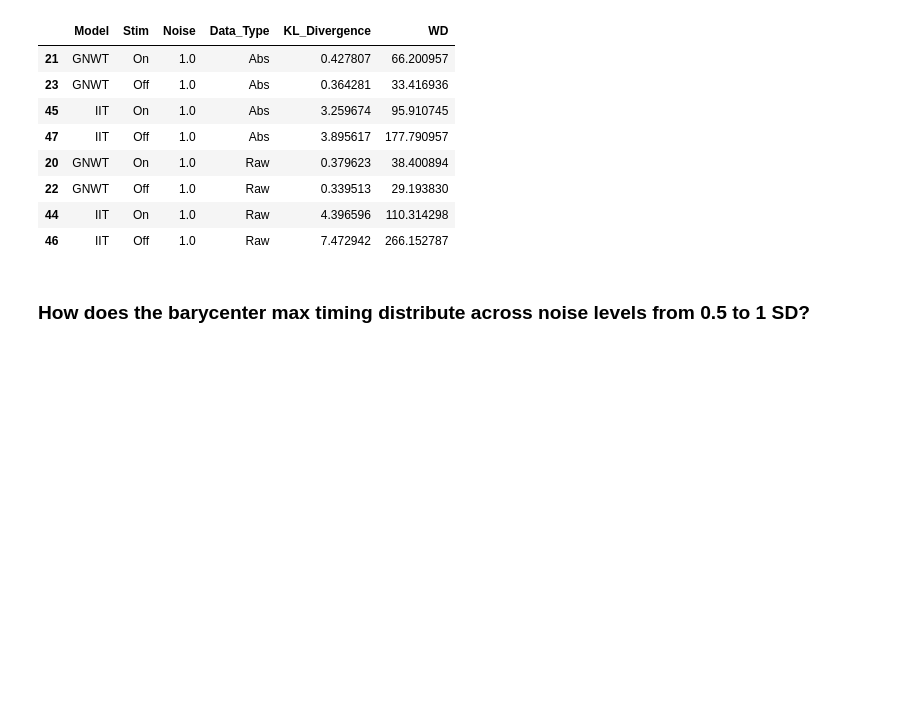
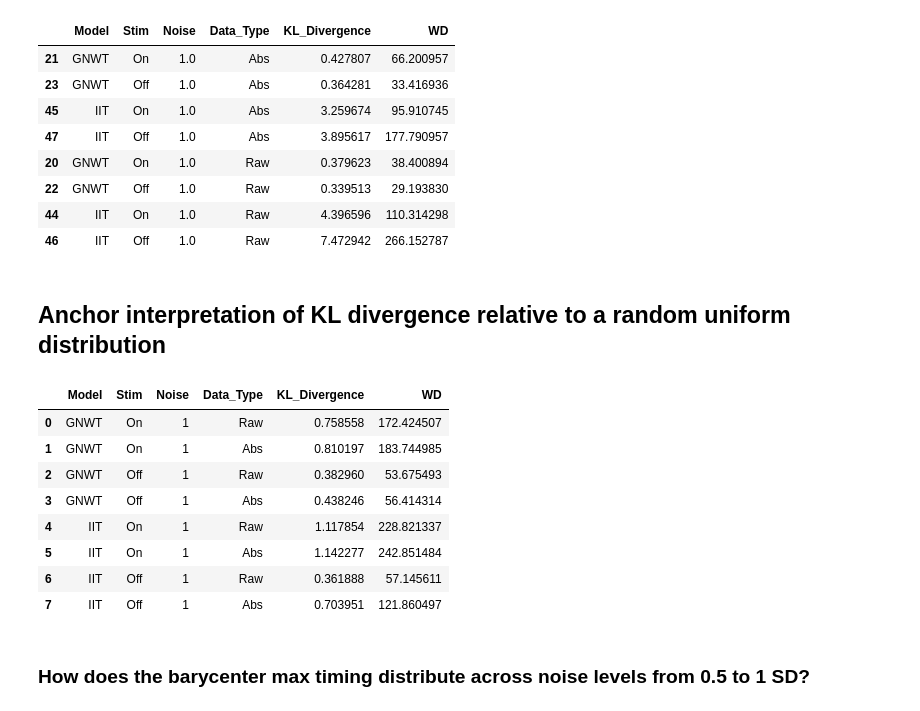
Before and after one commit to anniegbryant/MEG_functional_connectivity, a Jupyter notebook: data_visualization/barycenter_empirical_analysis.ipynb, the cells around one changed output. Drawn from its saved outputs; the diff is of its cells as text; code cells hidden in the pictures; blank space fills up the shorter version.

```diff
--- a/data_visualization/barycenter_empirical_analysis.ipynb
+++ b/data_visualization/barycenter_empirical_analysis.ipynb
@@ -672,6 +672,58 @@ all_stats_results.query("Noise == 1").sort_values(['Data_Type', 'Model'])
 | 22 | GNWT | Off | 1.0 | Raw | 0.339513 | 29.193830 |
 | 44 | IIT | On | 1.0 | Raw | 4.396596 | 110.314298 |
 | 46 | IIT | Off | 1.0 | Raw | 7.472942 | 266.152787 |
+# %% [markdown]
+## Anchor interpretation of KL divergence relative to a random uniform distribution
+# %%
+# Generate a 1000-long vector with a random uniform distribution ranging from 1 to 1000
+uniform_dist = np.random.uniform(1, 1000, 1000)
+
+# Compute the KL divergence between the model and empirical data
+all_KL_results_uniform_dist_list = []
+all_WD_results_uniform_dist_list = []
+for model in ["GNWT", "IIT"]:
+    for stim_type in ['On', 'Off']:
+
+        # Subset data
+        empirical_data_raw = all_raw_data_for_comparison.query("Stim == @stim_type & Model == @model & Data_Type == 'Empirical'")['Max_Time']
+        empirical_data_abs = all_abs_data_for_comparison.query("Stim == @stim_type & Model == @model & Data_Type == 'Empirical'")['Max_Time']
+
+        #### KL ####
+        # Raw data
+        this_model_noise_KL_raw = kl_divergence_from_counts(empirical_data_raw, uniform_dist, num_bins=100, units="bits")
+        all_KL_results_uniform_dist_list.append(pd.DataFrame({"Model": [model], "Stim": [stim_type], "Noise": [noise_level], "Data_Type": ["Raw"], "KL_Divergence": [this_model_noise_KL_raw]}))
+
+        # Absolute value data
+        this_model_noise_KL_abs = kl_divergence_from_counts(empirical_data_abs, uniform_dist, num_bins=100, units="bits")
+        all_KL_results_uniform_dist_list.append(pd.DataFrame({"Model": [model], "Stim": [stim_type], "Noise": [noise_level], "Data_Type": ["Abs"], "KL_Divergence": [this_model_noise_KL_abs]}))
+
+        #### Wasserstein Distance ####
+        # Raw data
+        this_model_noise_WD_raw = wasserstein_distance(empirical_data_raw, uniform_dist)
+        all_WD_results_uniform_dist_list.append(pd.DataFrame({"Model": [model], "Stim": [stim_type], "Noise": [noise_level], "Data_Type": ["Raw"], "WD": [this_model_noise_WD_raw]}))
+
+        # Absolute value data
+        this_model_noise_WD_abs = wasserstein_distance(empirical_data_abs, uniform_dist)
+        all_WD_results_uniform_dist_list.append(pd.DataFrame({"Model": [model], "Stim": [stim_type], "Noise": [noise_level], "Data_Type": ["Abs"], "WD": [this_model_noise_WD_abs]}))
+
+# Concatenate the results
+all_KL_results_uniform_dist = pd.concat(all_KL_results_uniform_dist_list)
+all_WD_results_uniform_dist = pd.concat(all_WD_results_uniform_dist_list)
+
+# Merge the KL and WD results
+all_stats_results_uniform_dist = pd.merge(all_KL_results_uniform_dist, all_WD_results_uniform_dist, on=['Model', 'Stim', 'Noise', 'Data_Type'])
+
+all_stats_results_uniform_dist
+# %% [output]
+|  | Model | Stim | Noise | Data_Type | KL_Divergence | WD |
+| 0 | GNWT | On | 1 | Raw | 0.758558 | 172.424507 |
+| 1 | GNWT | On | 1 | Abs | 0.810197 | 183.744985 |
+| 2 | GNWT | Off | 1 | Raw | 0.382960 | 53.675493 |
+| 3 | GNWT | Off | 1 | Abs | 0.438246 | 56.414314 |
+| 4 | IIT | On | 1 | Raw | 1.117854 | 228.821337 |
+| 5 | IIT | On | 1 | Abs | 1.142277 | 242.851484 |
+| 6 | IIT | Off | 1 | Raw | 0.361888 | 57.145611 |
+| 7 | IIT | Off | 1 | Abs | 0.703951 | 121.860497 |
 # %% [markdown]
 ### How does the barycenter max timing distribute across noise levels from 0.5 to 1 SD?
 # %%
```
Also changed, not shown: parts of 1 cell of this notebook, 3 other files.
